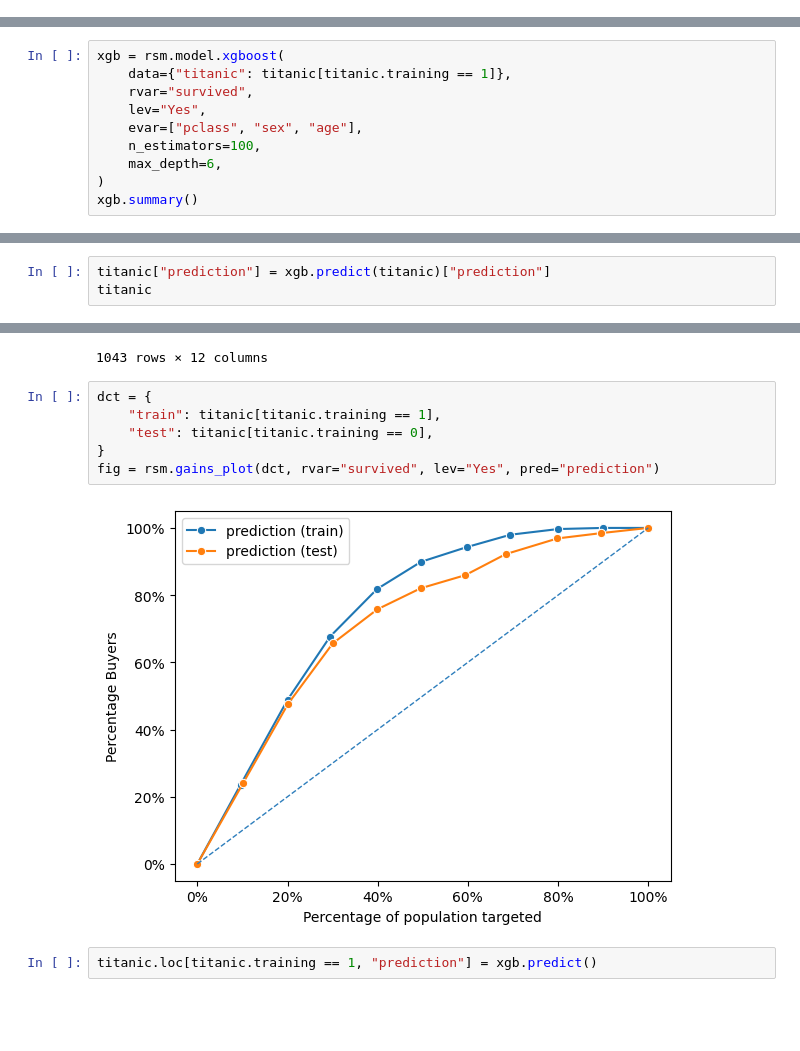
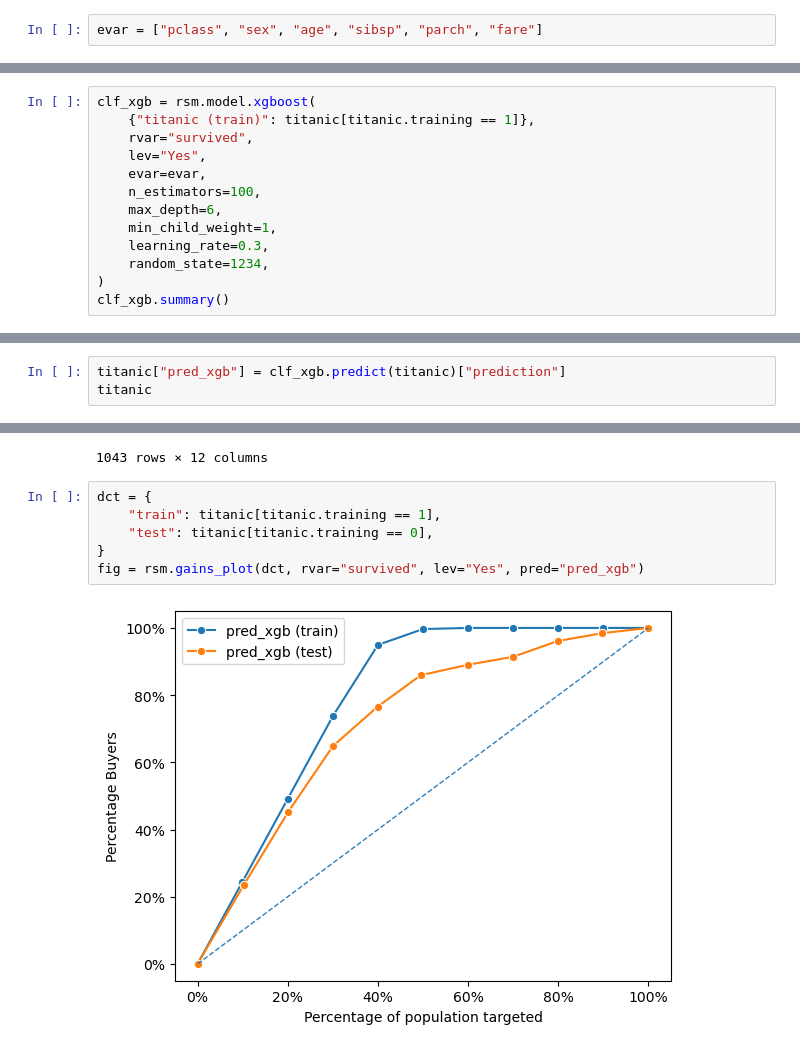
Before and after one commit to vnijs/pyrsm, a Jupyter notebook: examples/model/model-xgboost-classification.ipynb, the cells around one changed output, grey strips where cells are left out. Drawn from its saved outputs; the diff is of its cells as text; blank space fills up the shorter version.

```diff
--- a/examples/model/model-xgboost-classification.ipynb
+++ b/examples/model/model-xgboost-classification.ipynb
@@ -116,4 +100,6 @@ titanic.head()
 | 2 | 1st | No | female | 2.0000 | 1 | 2 | 151.550003 | Allison, Miss. Helen Loraine | C22 C26 | Southampton |
 | 3 | 1st | No | male | 30.0000 | 1 | 2 | 151.550003 | Allison, Mr. Hudson Joshua Crei | C22 C26 | Southampton |
 | 4 | 1st | No | female | 25.0000 | 1 | 2 | 151.550003 | Allison, Mrs. Hudson J C (Bessi | C22 C26 | Southampton |
+# %%
+evar = ["pclass", "sex", "age", "sibsp", "parch", "fare"]
 # %%
@@ -192,14 +208,17 @@ All the output shown above can be reproduced using the Radiant-for-Python web in
 # %%
 titanic["training"] = rsm.make_train(titanic, strat_var="survived", test_size=0.3, random_state=1234)
 # %%
-xgb = rsm.model.xgboost(
-    data={"titanic": titanic[titanic.training == 1]},
+clf_xgb = rsm.model.xgboost(
+    {"titanic (train)": titanic[titanic.training == 1]},
     rvar="survived",
     lev="Yes",
-    evar=["pclass", "sex", "age"],
+    evar=evar,
     n_estimators=100,
     max_depth=6,
+    min_child_weight=1,
+    learning_rate=0.3,
+    random_state=1234,
 )
-xgb.summary()
+clf_xgb.summary()
 # %% [output]
 XGBoost
@@ -222,5 +241,5 @@ learning_rate        : 0.3
 # %%
-titanic["prediction"] = xgb.predict(titanic)["prediction"]
+titanic["pred_xgb"] = clf_xgb.predict(titanic)["prediction"]
 titanic
 # %% [output]
 |  | pclass | survived | sex | age | sibsp | parch | fare | name | cabin | embarked | training | ... |
@@ -239,13 +258,11 @@ titanic
 # %%
 dct = {
     "train": titanic[titanic.training == 1],
     "test": titanic[titanic.training == 0],
 }
-fig = rsm.gains_plot(dct, rvar="survived", lev="Yes", pred="prediction")
+fig = rsm.gains_plot(dct, rvar="survived", lev="Yes", pred="pred_xgb")
 # %% [output]
-[figure, old version]
+[figure, new version]
-# %%
-titanic.loc[titanic.training == 1, "prediction"] = xgb.predict()
 # %%
 dct = {
     "train": titanic[titanic.training == 1],
```
Also changed, not shown: parts of 29 cells of this notebook, 4 other files.
